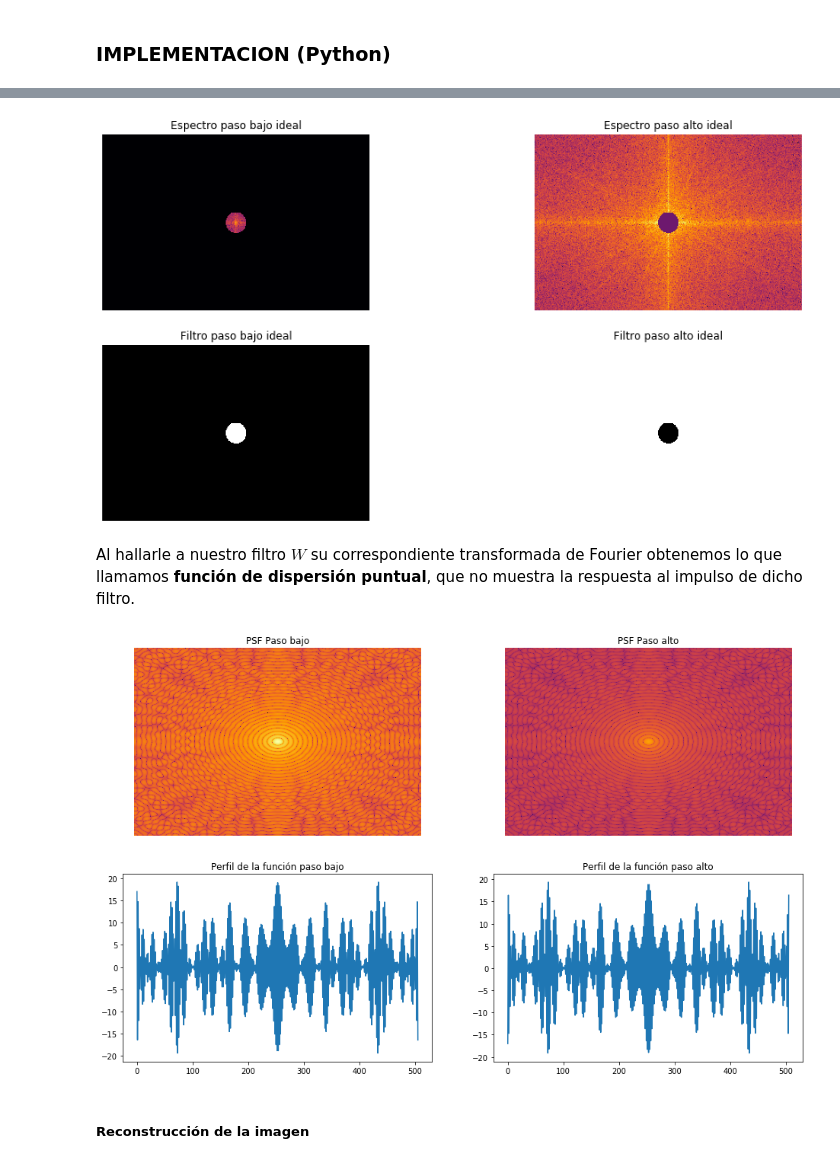
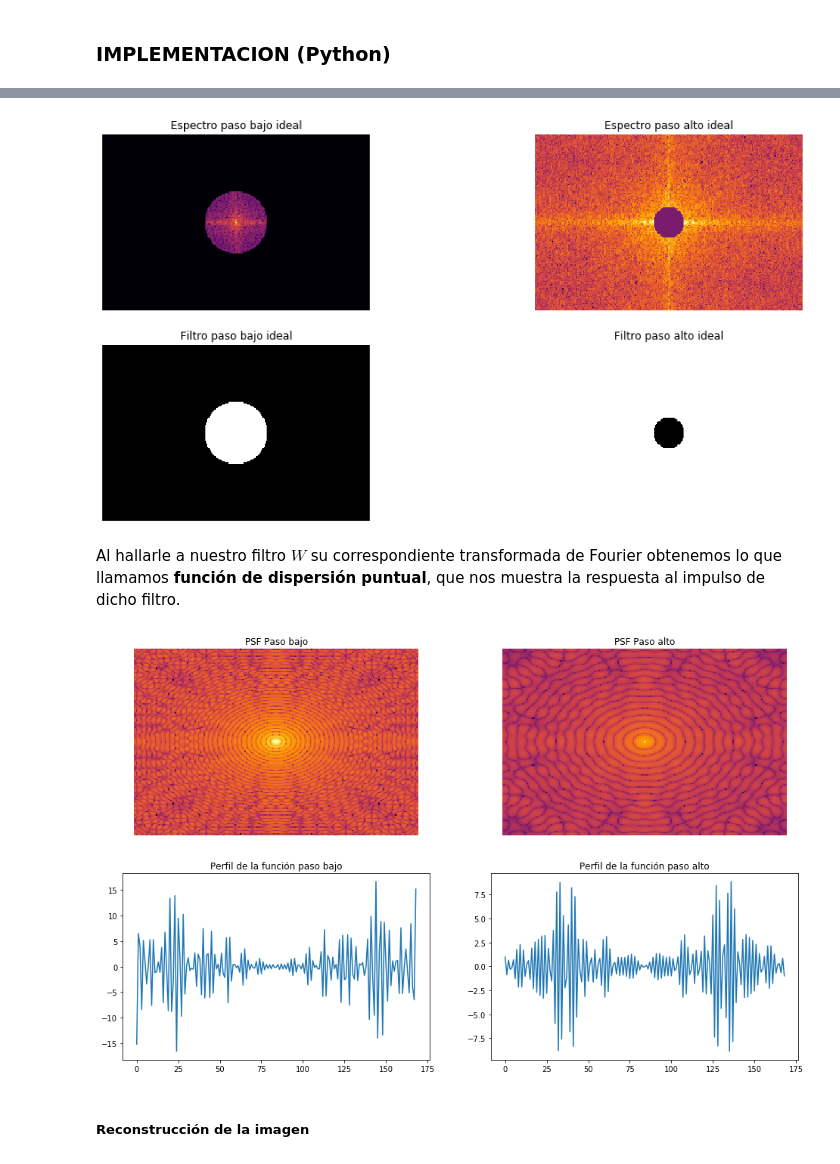
Before and after one commit to luiscib3r/Procesamiento-de-Imagenes, a Jupyter notebook: Seminario/Filtrado de imágenes en el dominio de la frecuencia.ipynb, the cells around one changed output, grey strips where cells are left out. Cells and saved outputs as stored; diff of their text form; code cells hidden in the pictures.

```diff
--- a/Seminario/Filtrado de imágenes en el dominio de la frecuencia.ipynb
+++ b/Seminario/Filtrado de imágenes en el dominio de la frecuencia.ipynb
@@ -121,6 +142,8 @@ Estas propiedades son de vital importancia en el tratamiento digital de imágene
 ### IMPLEMENTACION (Python)
 # %%
 _, (ax0, ax1) = subplots(1, 2, figsize=(14, 10))
+
+img = img[::3, ::3]
 
 ax0.imshow(img)
 
@@ -152,37 +183,37 @@ rr, cc = circle(u, v, 30, shape=(M, N))
 W[rr, cc] = 1
 
 F2 = F * W
 
-rr, cc = circle(u, v, 30, shape=(M, N))
+rr, cc = circle(u, v, 15, shape=(M, N))
 
 W2[rr, cc] = 0
 
 F3 = F * W2
 
 ### Mostrar el nuevo espectro
 _, ((ax1, ax2), (ax3, ax4)) = subplots(2, 2, figsize=(16, 8))
 
 ax1.imshow(20*log(abs(F2+1)), cmap="inferno")
 ax1.set_title("Espectro paso bajo ideal")
 ax1.set_axis_off()
 
 ax2.imshow(20*log(abs(F3+1)), cmap="inferno")
 ax2.set_title("Espectro paso alto ideal")
 ax2.set_axis_off()
 
 ax3.imshow(abs(W))
 ax3.set_title("Filtro paso bajo ideal")
 ax3.set_axis_off()
 
 ax4.imshow(abs(W2))
 ax4.set_title("Filtro paso alto ideal")
 ax4.set_axis_off()
 
 show()
 # %% [output]
-[figure, old version]
+[figure, new version]
 # %% [markdown]
-Al hallarle a nuestro filtro $W$ su correspondiente transformada de Fourier obtenemos lo que llamamos <b>función de dispersión puntual</b>, que no muestra la respuesta al impulso de dicho filtro.
+Al hallarle a nuestro filtro $W$ su correspondiente transformada de Fourier obtenemos lo que llamamos <b>función de dispersión puntual</b>, que nos muestra la respuesta al impulso de dicho filtro.
 # %%
 WF = fftshift(fft2(W))
 W2F = fftshift(fft2(W2))
@@ -205,7 +236,7 @@ ax4.set_title("Perfil de la función paso alto")
 
 show()
 # %% [output]
-[figure, old version]
+[figure, new version]
 # %% [markdown]
 ##### Reconstrucción de la imagen
 # %%
```
Also changed, not shown: parts of 20 cells of this notebook, 2 other files.
